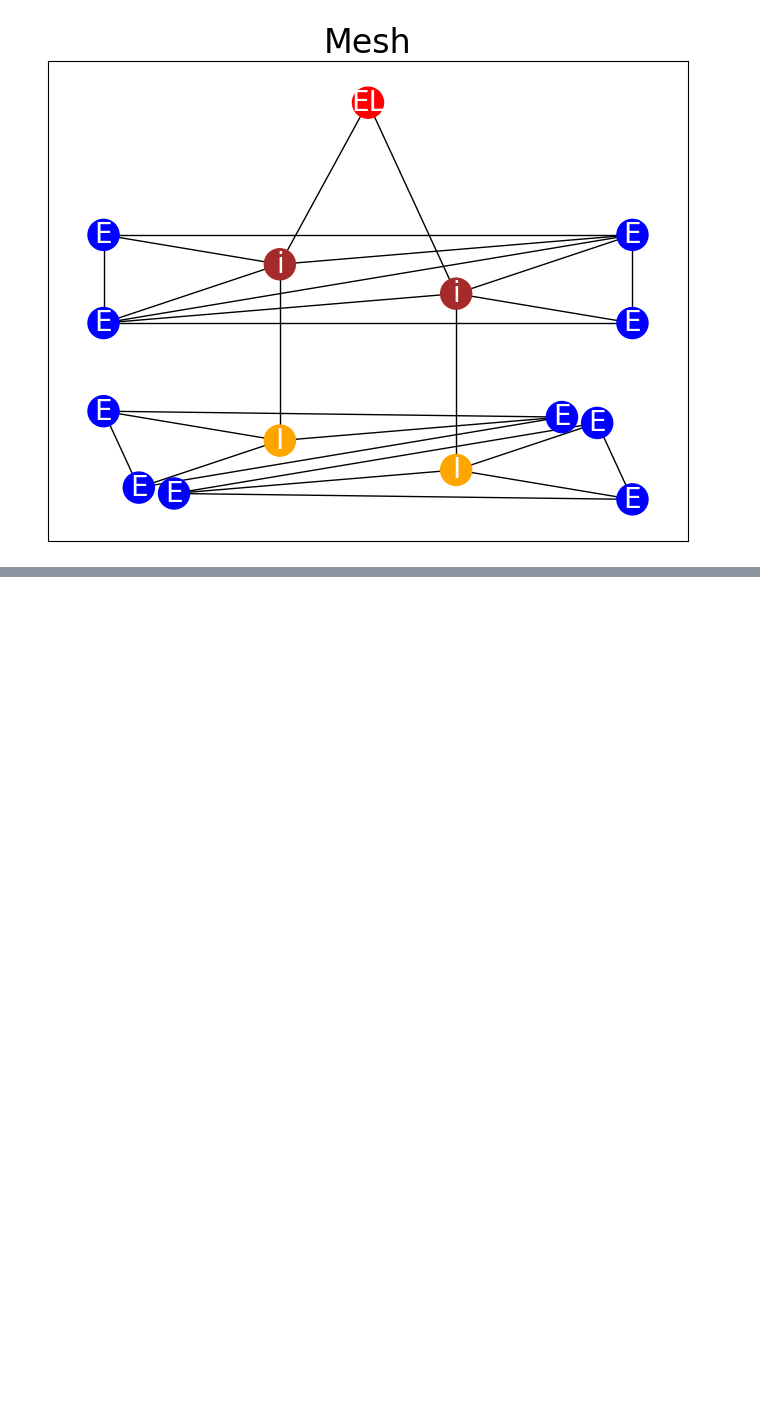
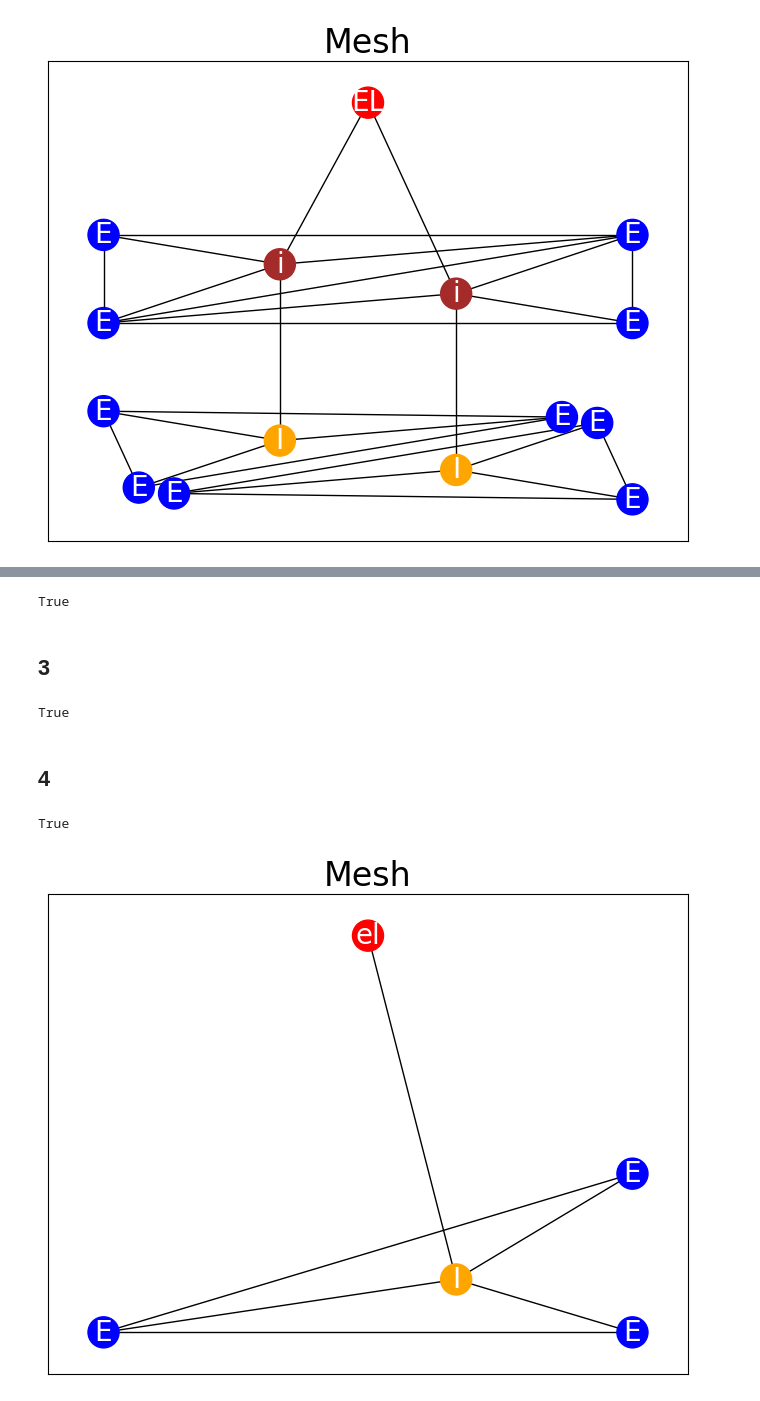
Before and after one commit to GGProjectWed1820/GGProject, a Jupyter notebook: examples/prod9.ipynb, the cells around one changed output, grey strips where cells are left out. Cells and saved outputs as stored; diff of their text form; code cells hidden in the pictures; blank space fills up the shorter version.

```diff
--- a/examples/prod9.ipynb
+++ b/examples/prod9.ipynb
@@ -86,0 +194,6 @@ draw(new_new_graph)
+# %%
+prod9.find_isomorphic_to_left_side(G) is not None
+# %% [output]
+True
+# %% [markdown]
+## 3
@@ -86,0 +256,7 @@ draw(new_new_graph)
+# %%
+# draw(G)
+prod9.find_isomorphic_to_left_side(G) is None
+# %% [output]
+True
+# %% [markdown]
+## 4
@@ -86,0 +321,6 @@ draw(new_new_graph)
+# %%
+draw(G)
+prod9.find_isomorphic_to_left_side(G) is None
+# %% [output]
+True
+[figure, added]
```
Also changed, not shown: parts of 17 cells of this notebook, 2 other files.
